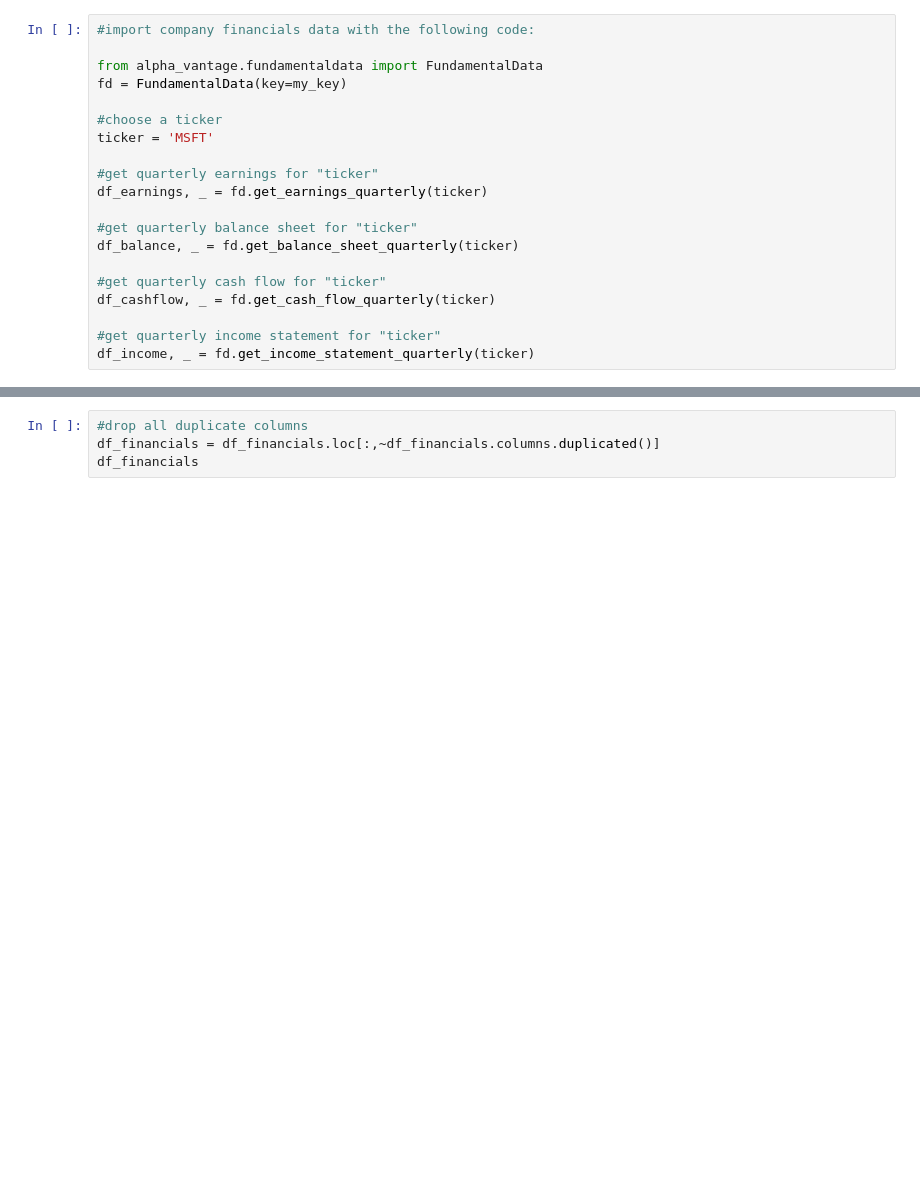
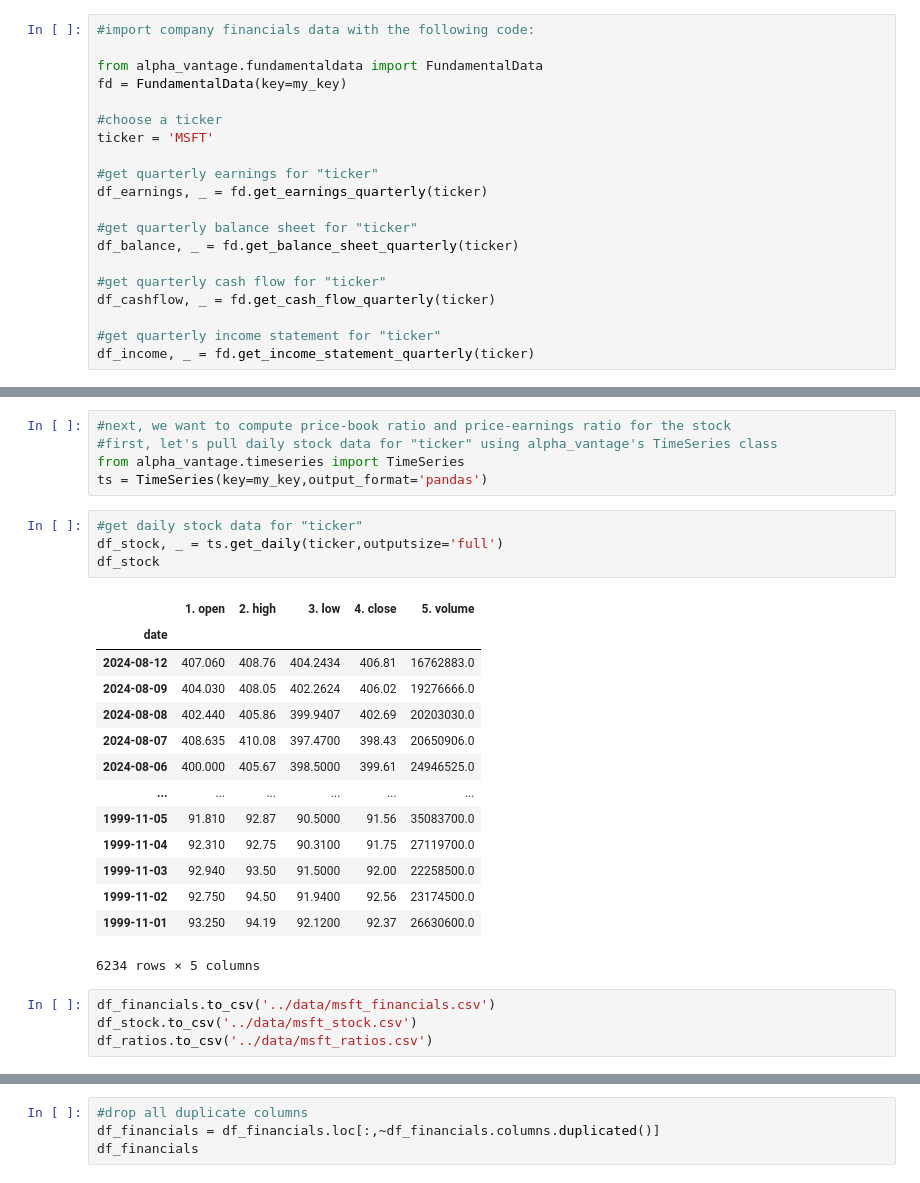
Before and after one commit to HiggsP10/Portfolio_Optimization, a Jupyter notebook: notebooks/arvind-alpha-vantage-2.ipynb, the cells around one changed output, grey strips where cells are left out. Drawn from its saved outputs; the diff is of its cells as text; blank space fills up the shorter version.

```diff
--- a/notebooks/arvind-alpha-vantage-2.ipynb
+++ b/notebooks/arvind-alpha-vantage-2.ipynb
@@ -157,0 +160,28 @@ df_financials = pd.concat([df_income, df_balance, df_cashflow, df_earnings],axis
+# %%
+#next, we want to compute price-book ratio and price-earnings ratio for the stock
+#first, let's pull daily stock data for "ticker" using alpha_vantage's TimeSeries class
+from alpha_vantage.timeseries import TimeSeries
+ts = TimeSeries(key=my_key,output_format='pandas')
+# %%
+#get daily stock data for "ticker"
+df_stock, _ = ts.get_daily(ticker,outputsize='full')
+df_stock
+# %% [output]
+|  | 1. open | 2. high | 3. low | 4. close | 5. volume |
+| date |  |  |  |  |  |
+| 2024-08-12 | 407.060 | 408.76 | 404.2434 | 406.81 | 16762883.0 |
+| 2024-08-09 | 404.030 | 408.05 | 402.2624 | 406.02 | 19276666.0 |
+| 2024-08-08 | 402.440 | 405.86 | 399.9407 | 402.69 | 20203030.0 |
+| 2024-08-07 | 408.635 | 410.08 | 397.4700 | 398.43 | 20650906.0 |
+| 2024-08-06 | 400.000 | 405.67 | 398.5000 | 399.61 | 24946525.0 |
+| ... | ... | ... | ... | ... | ... |
+| 1999-11-05 | 91.810 | 92.87 | 90.5000 | 91.56 | 35083700.0 |
+| 1999-11-04 | 92.310 | 92.75 | 90.3100 | 91.75 | 27119700.0 |
+| 1999-11-03 | 92.940 | 93.50 | 91.5000 | 92.00 | 22258500.0 |
+| 1999-11-02 | 92.750 | 94.50 | 91.9400 | 92.56 | 23174500.0 |
+| 1999-11-01 | 93.250 | 94.19 | 92.1200 | 92.37 | 26630600.0 |
+6234 rows × 5 columns
+# %%
+df_financials.to_csv('../data/msft_financials.csv')
+df_stock.to_csv('../data/msft_stock.csv')
+df_ratios.to_csv('../data/msft_ratios.csv')
```
Also changed, not shown: parts of 13 cells of this notebook, 7 other files.
